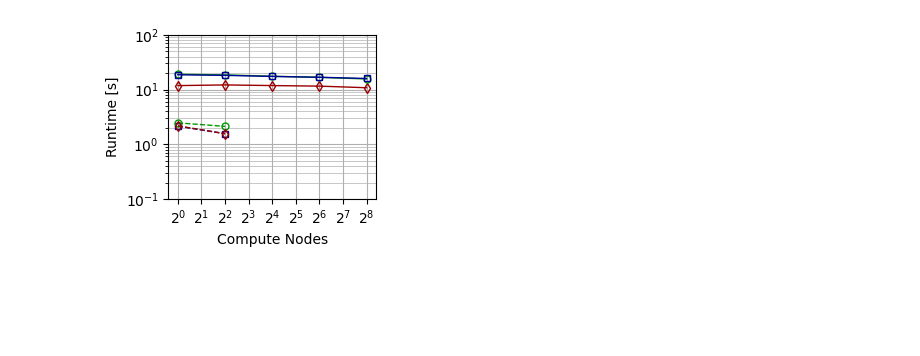
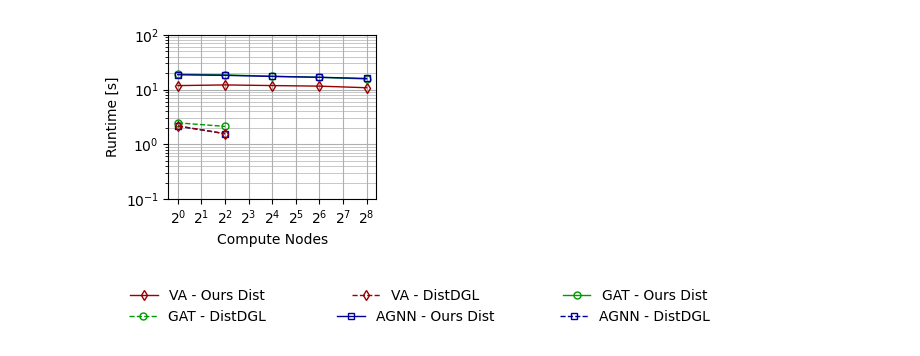
Before and after one commit to C-TC/master_thesis, a Jupyter notebook: results/scaling/weak/plot.ipynb, the cells around one changed output. Saved outputs shown, nothing was run; the diff lists cells and outputs as text; code cells hidden in the pictures; blank space fills up the shorter version.

```diff
--- a/results/scaling/weak/plot.ipynb
+++ b/results/scaling/weak/plot.ipynb
@@ -192,3 +225,31 @@ for d in densities:
 [figure]
 [figure]
 [figure]
+# %%
+# for global legend
+import matplotlib.patches as mpatches
+from matplotlib.lines import Line2D
+import itertools
+models = ['VA', 'GAT', 'AGNN']
+methods = ['Ours Dist', 'DistDGL']
+
+legend_handles = []
+for model, method in itertools.product(models, methods):
+    label = model + ' - ' + method
+    col, mar, lst, mfc = get_col_mar_lst_mfc(method, model)
+    legend_handles.append(Line2D([], [], color=col, marker=mar, linestyle=lst, markerfacecolor=mfc, markersize=5, linewidth=1, label=label))
+
+# Create a figure with multiple axes for legends
+fig, axes = plt.subplots(2, 3, figsize=(8, 0.5))
+axes = axes.flatten()
+
+# Iterate over the axes and add legends
+for ax, handle in zip(axes, legend_handles):
+    ax.axis('off')  # Remove axes and ticks
+    ax.legend(handles=[handle], frameon=False, loc='center')
+
+# Show the figure
+plt.tight_layout()
+plt.savefig("global_legend.pdf")
+# %% [output]
+[figure, added]
```
Also changed, not shown: parts of 1 cell of this notebook, 37 other files.
